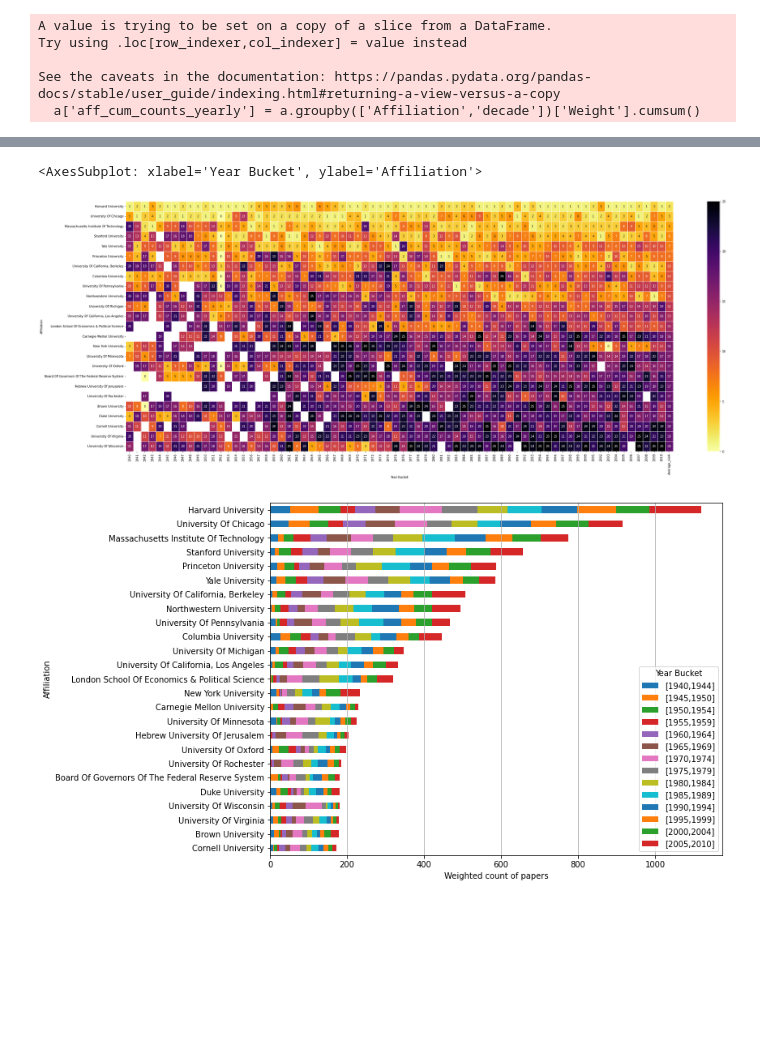
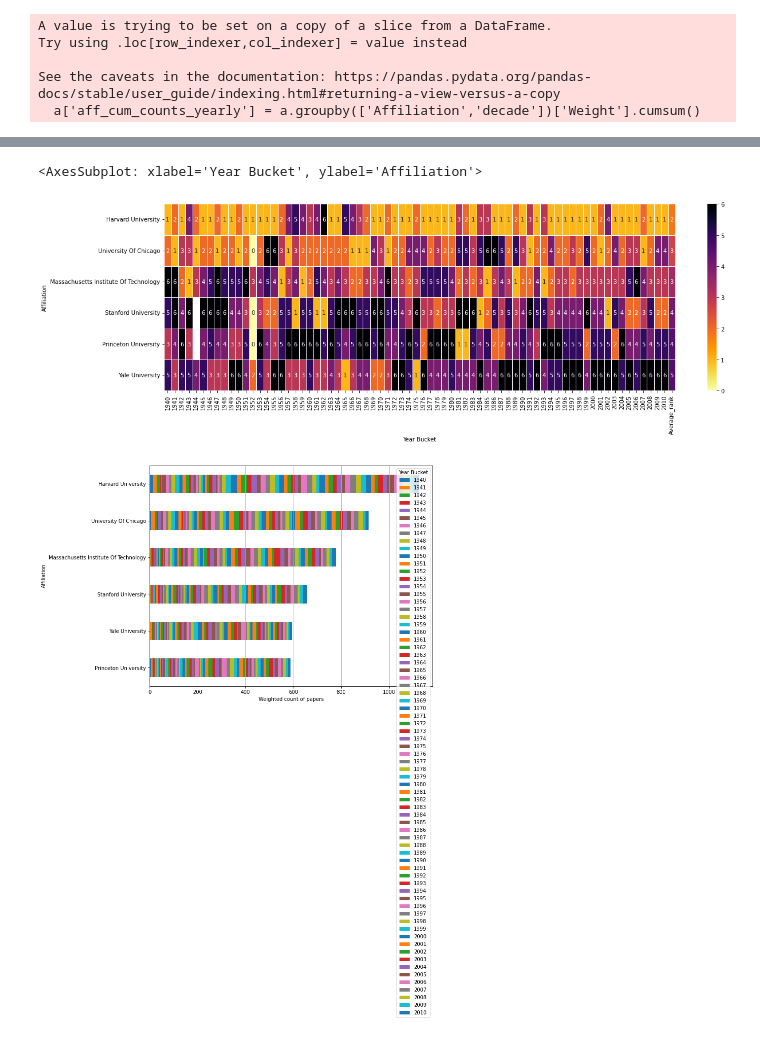
Before and after one commit to Matt970204/Affiliations_V2, a Jupyter notebook: 6. Results/6.4. Rankings per year/All rankings per year.ipynb, the cells around one changed output, grey strips where cells are left out. Drawn from its saved outputs; the diff is of its cells as text; code cells hidden in the pictures; blank space fills up the shorter version.

```diff
--- a/6. Results/6.4. Rankings per year/All rankings per year.ipynb
+++ b/6. Results/6.4. Rankings per year/All rankings per year.ipynb
@@ -328,7 +308,8 @@ See the caveats in the documentation: https://pandas.pydata.org/pandas-docs/stab
 #ranked = pd.concat([a,b,c,d,e,f,g,h,i,j], axis=0)
 #ranked = pd.concat([a,b,c,d,e,f,g,h,i,j,k,l,m,n,o], axis=0)
 #ranked = pd.concat([a,b,c,d,e,f,g,h,i,j,k,l,m,n,o,p,q,r,s,t], axis=0)
-ranked = pd.concat([a,b,c,d,e,f,g,h,i,j,k,l,m,n,o,p,q,r,s,t,u,v,w,x,y], axis=0)
+#ranked = pd.concat([a,b,c,d,e,f,g,h,i,j,k,l,m,n,o,p,q,r,s,t,u,v,w,x,y], axis=0)
+ranked = pd.concat([a,b,c,d,e,f], axis=0)
 ranked = ranked.sort_values(by=['decade','Affiliation'])
 print(ranked.shape)
 
@@ -404,16 +375,16 @@ invert_pivot
 # %%
 import seaborn as sns
 import matplotlib.pyplot as plt
 ranked['Rank'] = ranked['Rank'].astype(int)
 #print(ranked.head())
 invert_pivot = ranked.pivot(index='Affiliation', columns='Year Bucket', values='Rank')
 invert_pivot['Average_rank'] = invert_pivot.mean(axis=1)
 #print(invert_pivot)
 #print(invert_pivot.head())
 invert_pivot = invert_pivot.sort_values(by='Average_rank', ascending=True)
-f, ax = plt.subplots(figsize=(40, 15))
+f, ax = plt.subplots(figsize=(20, 6))
 cmap = plt.get_cmap('inferno_r')
 sns.heatmap(invert_pivot, annot=True, fmt=".0f", cmap = cmap, linewidths=.5, ax=ax)
 # %% [output]
 <AxesSubplot: xlabel='Year Bucket', ylabel='Affiliation'>
-[figure, old version]
+[figure, new version]
@@ -429,4 +403,4 @@ plt.xlabel('Weighted count of papers')
 plt.grid(axis = 'x')
 plt.show()
 # %% [output]
-[figure, old version]
+[figure, new version]
```
Also changed, not shown: parts of 5 cells of this notebook, 56 other files.
